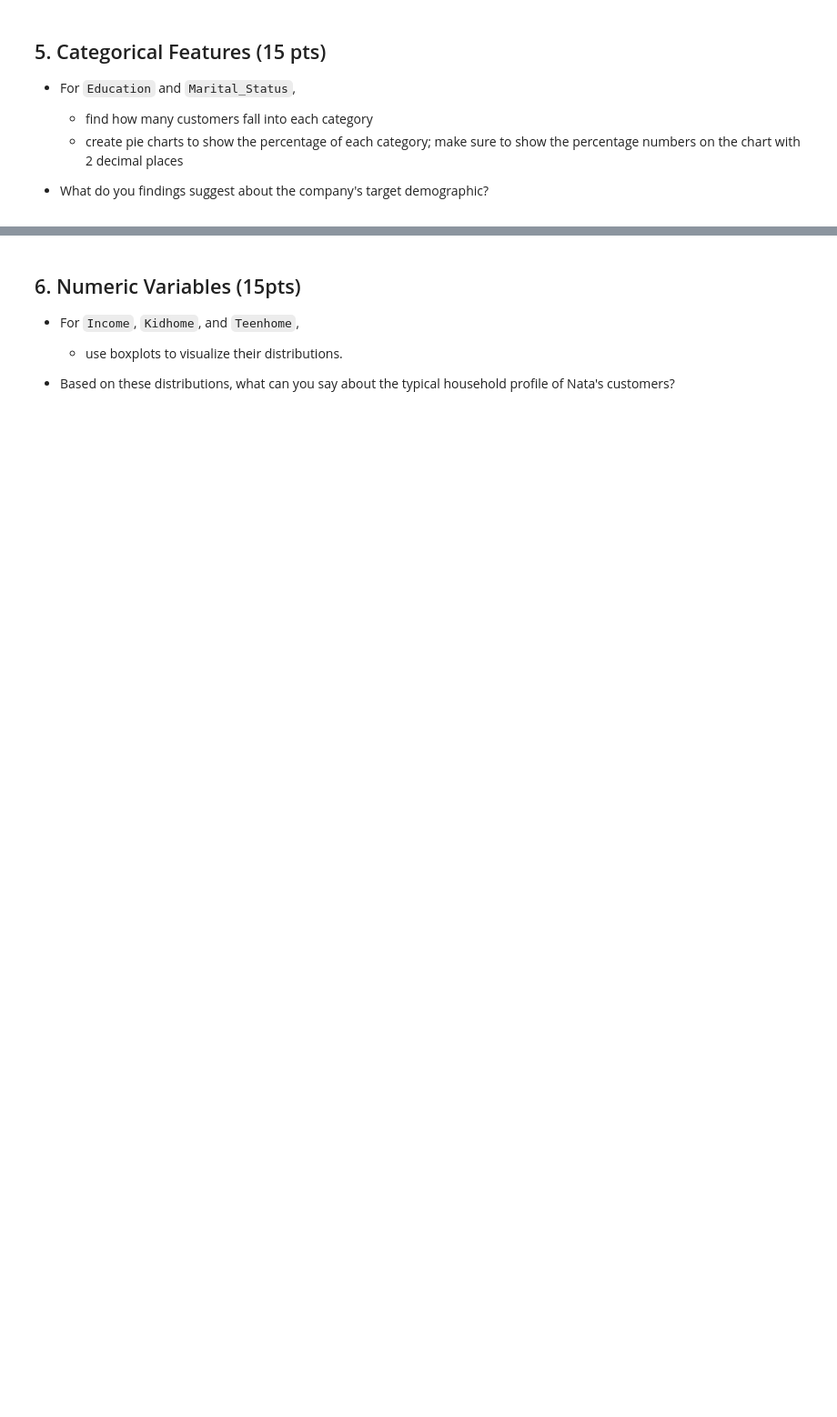
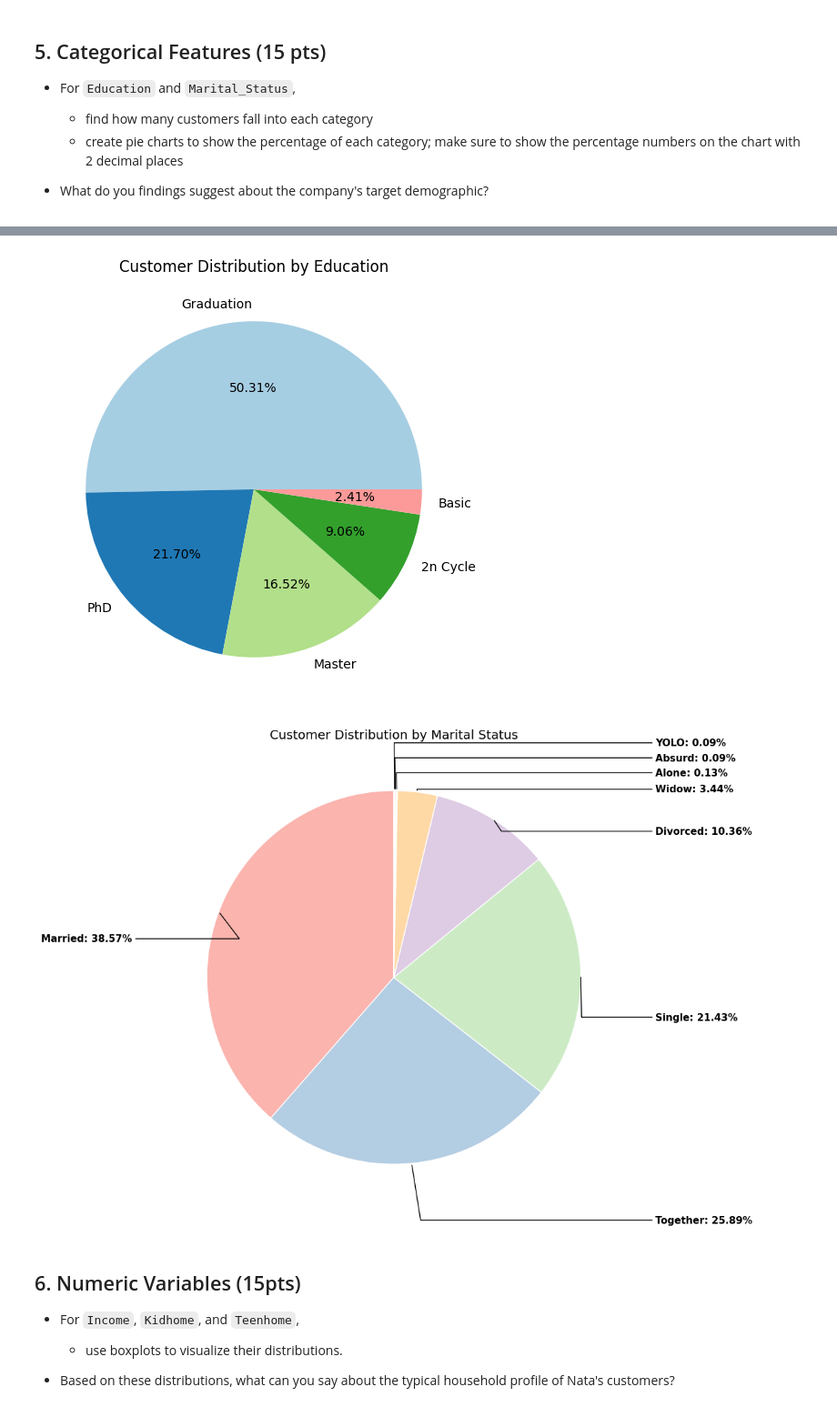
Before and after one commit to Data-Analytics-with-Python/individual-assignment-i-clin207, a Jupyter notebook: Assignment_Notebook_1.ipynb, the cells around one changed output, grey strips where cells are left out. Shown at 91% size. Drawn from its saved outputs; the diff is of its cells as text; code cells hidden in the pictures; blank space fills up the shorter version.

```diff
--- a/Assignment_Notebook_1.ipynb
+++ b/Assignment_Notebook_1.ipynb
@@ -31,0 +86,6 @@ Please complete all task requested and answer all questions explicitly and suppo
+# %%
+# Replacing missing values with 'Unknown Income'
+natadata_df['Income'].fillna('Unknown Income', inplace=True)
+
+# Check if missing values are sitll present
+natadata_df.isnull().sum()
@@ -44,3 +147,15 @@ Please complete all task requested and answer all questions explicitly and suppo
   * use `today = datetime.today()` to find the date of today
 
   * use `(today - df["Dt_Customer"]).dt.days` to find the difference between today and the onbard date.
+# %%
+from datetime import datetime
+
+# Convert 'Dt_Customer' to date-time variable
+natadata_df['Dt_Customer'] = pd.to_datetime(natadata_df['Dt_Customer'],format='%d-%m-%Y', errors='coerce')
+
+# Get today's date
+today = pd.to_datetime('today')
+
+#Calculate total days each customer has been with the company
+natadata_df['Customer_Days'] = (today - natadata_df['Dt_Customer']).dt.days
+natadata_df.head()
@@ -53,3 +176,52 @@ Please complete all task requested and answer all questions explicitly and suppo
   * create pie charts to show the percentage of each category; make sure to show the percentage numbers on the chart with 2 decimal places
 
 * What do you findings suggest about the company's target demographic?
+# %%
+import matplotlib.pyplot as plt
+import numpy as np
+
+# Count customers by Education and Marital_Status
+edu_counts = natadata_df['Education'].value_counts()
+marital_counts = natadata_df['Marital_Status'].value_counts()
+
+print("Customer count by Education:")
+print(edu_counts)
+print("\nCustomer count by Marital Status:")
+print(marital_counts)
+
+# Pie chart for Education
+plt.figure(figsize=(6,6))
+plt.pie(edu_counts, labels=edu_counts.index, autopct='%1.2f%%', colors=plt.cm.Paired.colors)
+plt.title("Customer Distribution by Education")
+plt.show()
+
+# Pie chart for Marital Status (code below are written by referencing Gen AI code to customize pie chart presentation to improve clarity and visualization)
+fig, ax = plt.subplots(figsize=(10, 8))
+
+# Create pie chart
+wedges, texts = ax.pie(marital_counts, startangle=90, colors=plt.cm.Pastel1.colors, wedgeprops={'edgecolor': 'white'})
+
+# Prepare positions for labels
+angles = np.array([(wedge.theta2 + wedge.theta1) / 2 for wedge in wedges])
+x = np.cos(np.deg2rad(angles))
+y = np.sin(np.deg2rad(angles))
+
+# Sort by y to spread out labels nicely
+label_order = np.argsort(y)
+x = x[label_order]
+y = y[label_order]
+labels = marital_counts.index[label_order]
+values = marital_counts.values[label_order]
+
+# Plot labels outside, evenly spaced vertically
+for i, (xi, yi, label, val) in enumerate(zip(x, y, labels, values)):
+    percentage = val / marital_counts.sum() * 100
+    ha = "left" if xi > 0 else "right"
+
+    # spread small labels vertically (using i offset)
+    ax.annotate(f"{label}: {percentage:.2f}%", xy=(xi, yi), xytext=(1.4 * np.sign(xi), yi + (0.08 * (i - len(x)/2))), horizontalalignment=ha, arrowprops=dict(arrowstyle="-", connectionstyle=f"angle,angleA=0,angleB={(xi+yi)*90}"),fontsize=11, weight='bold')
+
+plt.title("Customer Distribution by Marital Status", fontsize=14)
+plt.tight_layout()
+plt.show()
+# %% [output]
@@ -56,3 +248,5 @@ Please complete all task requested and answer all questions explicitly and suppo
+[figure, added]
+[figure, added]
 # %% [markdown]
 ## 6. Numeric Variables (15pts)
 
```
Also changed, not shown: parts of 16 cells of this notebook.
